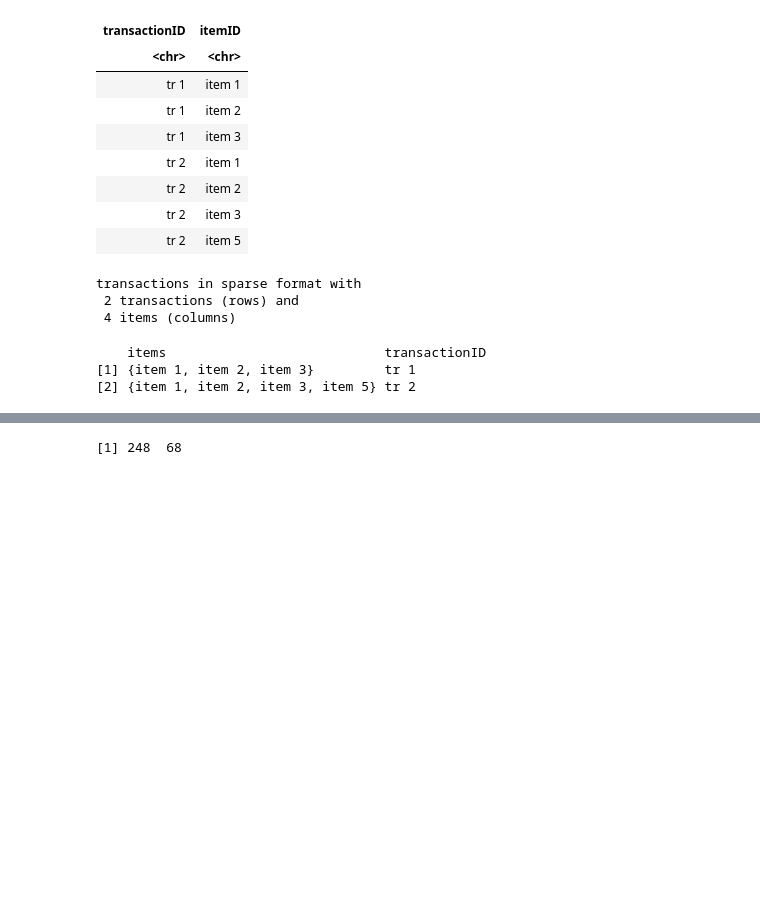
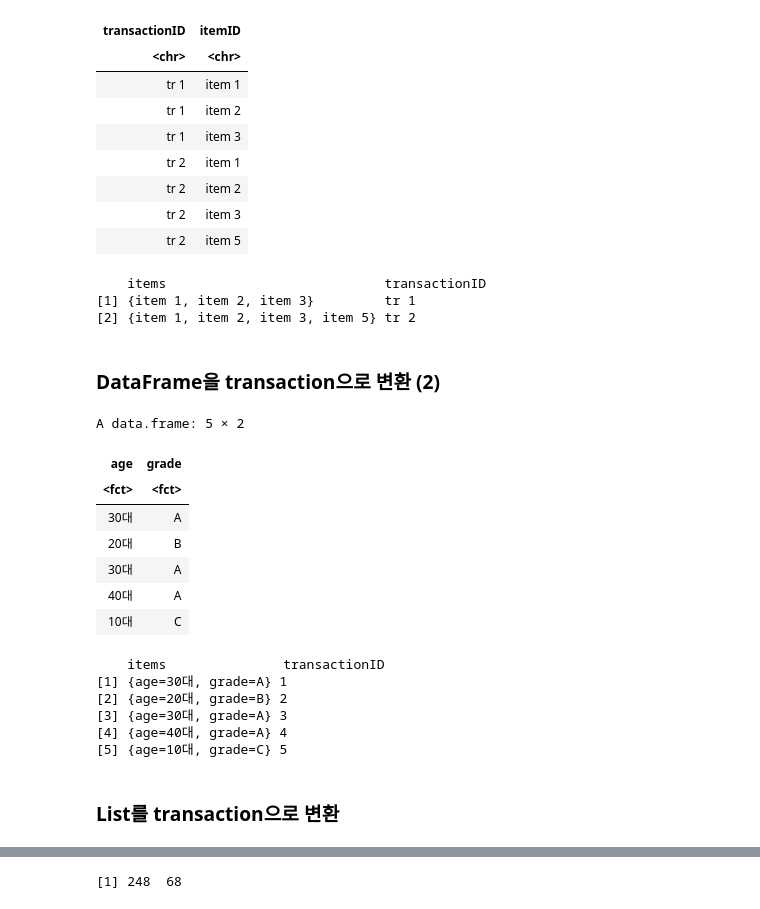
Before and after one commit to ChSSolee/ADP-Practice, a Jupyter notebook: 실기대비실습/17. 연관분석.ipynb, the cells around one changed output, grey strips where cells are left out. Drawn from its saved outputs; the diff is of its cells as text; code cells hidden in the pictures; blank space fills up the shorter version.

```diff
--- a/실기대비실습/17. 연관분석.ipynb
+++ b/실기대비실습/17. 연관분석.ipynb
@@ -161,14 +165,40 @@ A data.frame: 7 × 2
 | tr 2 | item 5 |
 # %%
 tr <- as(split(tr_df$itemID, tr_df$transactionID), "transactions")
-tr
+tr %>% inspect
 # %% [output]
-transactions in sparse format with
- 2 transactions (rows) and
- 4 items (columns)
+    items                            transactionID
+[1] {item 1, item 2, item 3}         tr 1
+[2] {item 1, item 2, item 3, item 5} tr 2
-# %%
-tr %>% inspect
-# %% [output]
-    items                            transactionID
-[1] {item 1, item 2, item 3}         tr 1
-[2] {item 1, item 2, item 3, item 5} tr 2
+# %% [markdown]
+#
+#
+### DataFrame을 transaction으로 변환 (2)
+# %%
+(tr_dataframe <- data.frame(
+    age = as.factor(c("30대", "20대", "30대", "40대", "10대")),
+    grade = as.factor(c("A", "B", "A", "A", "C"))
+))
+# %% [output]
+A data.frame: 5 × 2
+| age | grade |
+| <fct> | <fct> |
+| 30대 | A |
+| 20대 | B |
+| 30대 | A |
+| 40대 | A |
+| 10대 | C |
+# %%
+tr <- as(tr_dataframe, "transactions")
+tr %>% inspect
+# %% [output]
+    items               transactionID
+[1] {age=30대, grade=A} 1
+[2] {age=20대, grade=B} 2
+[3] {age=30대, grade=A} 3
+[4] {age=40대, grade=A} 4
+[5] {age=10대, grade=C} 5
+# %% [markdown]
+#
+#
+### List를 transaction으로 변환
```
Also changed, not shown: parts of 23 cells of this notebook, 1 other file.
